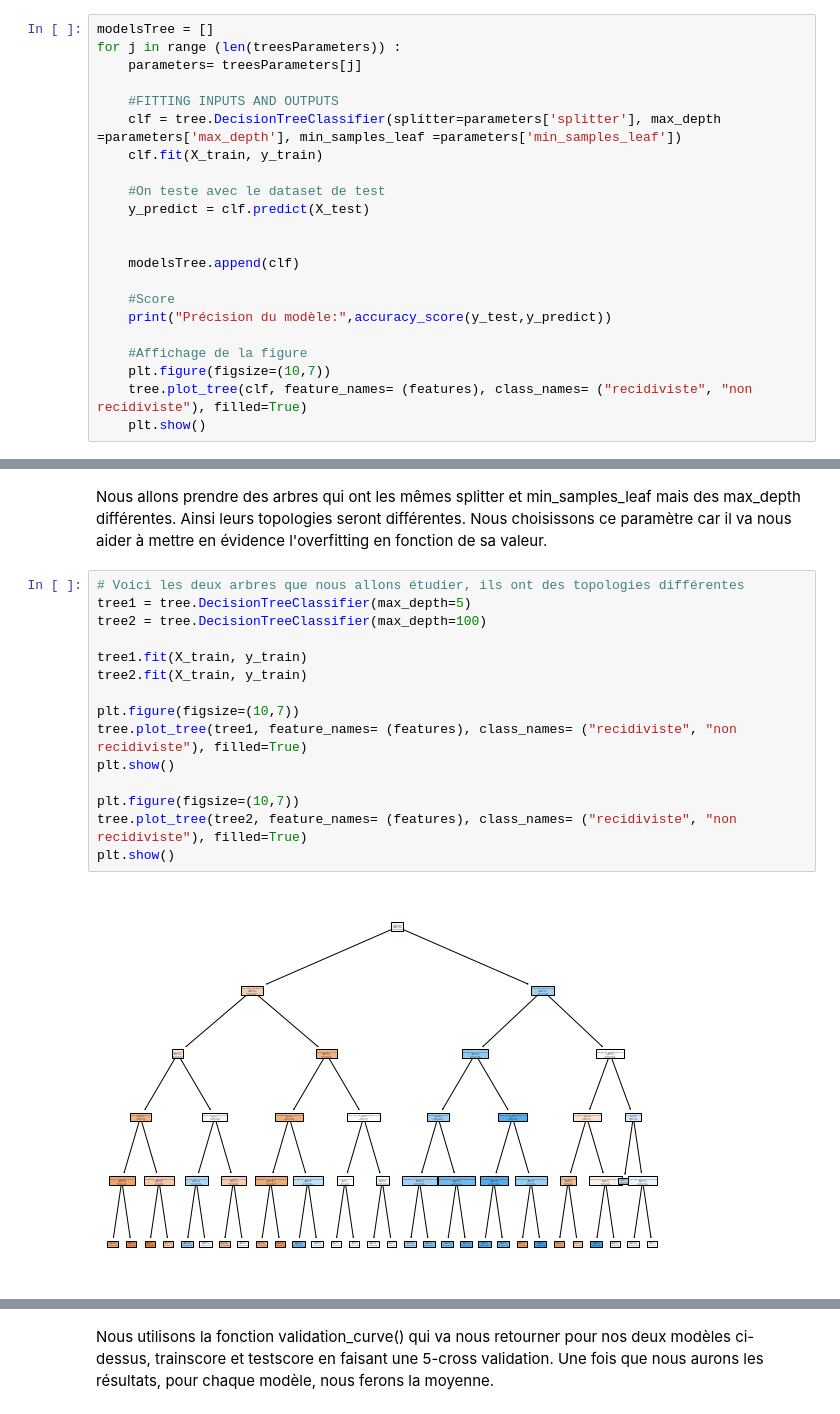
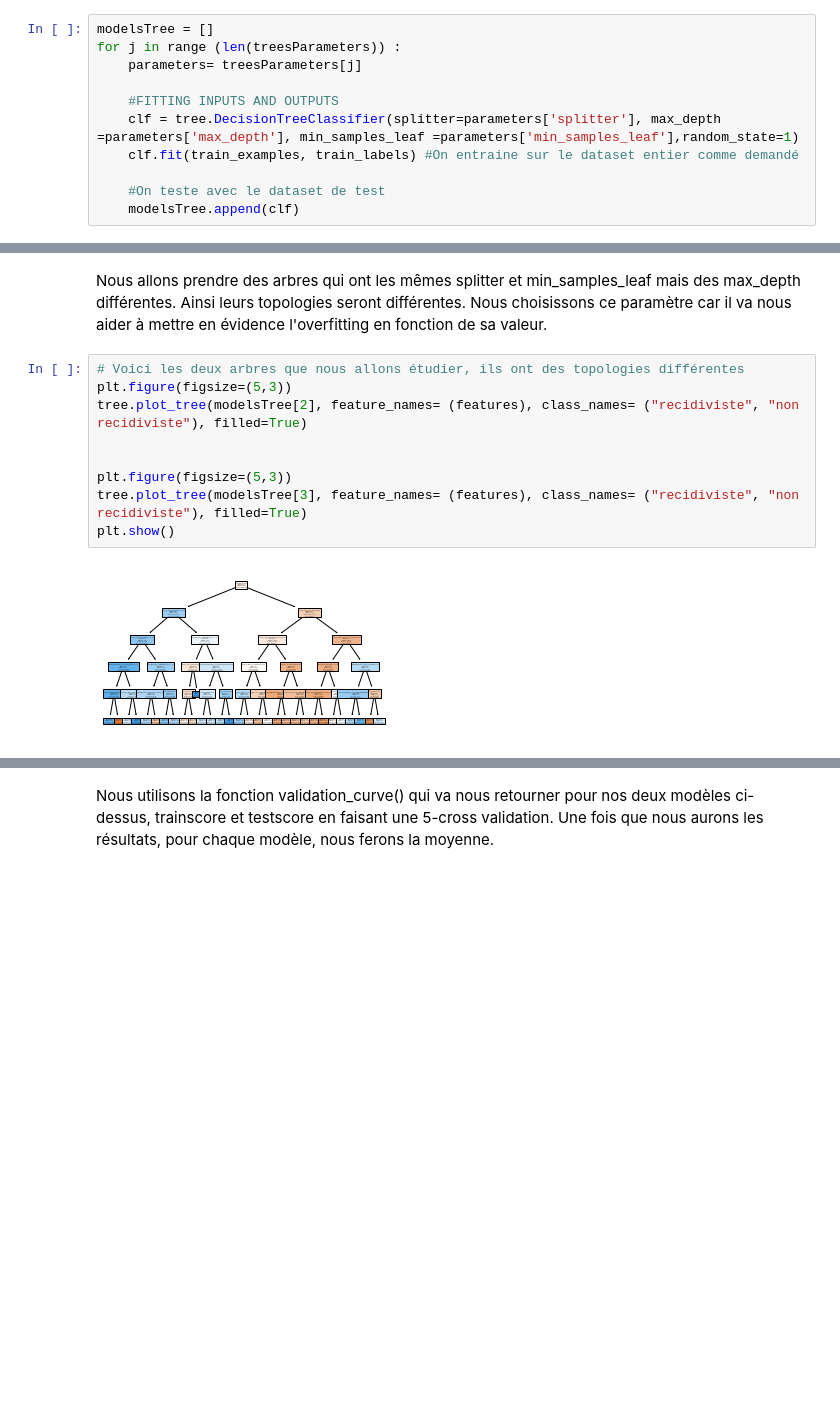
Before and after one commit to Quintus618/Apprentissage-supervis--2022, a Jupyter notebook: Evaluation_Labs_1.ipynb, the cells around one changed output, grey strips where cells are left out. Saved outputs shown, nothing was run; the diff lists cells and outputs as text; blank space fills up the shorter version.

```diff
--- a/Evaluation_Labs_1.ipynb
+++ b/Evaluation_Labs_1.ipynb
@@ -105,19 +56,8 @@ for j in range (len(treesParameters)) :
     parameters= treesParameters[j]
 
     #FITTING INPUTS AND OUTPUTS
-    clf = tree.DecisionTreeClassifier(splitter=parameters['splitter'], max_depth =parameters['max_depth'], min_samples_leaf =parameters['min_samples_leaf'])
-    clf.fit(X_train, y_train)
+    clf = tree.DecisionTreeClassifier(splitter=parameters['splitter'], max_depth =parameters['max_depth'], min_samples_leaf =parameters['min_samples_leaf'],random_state=1)
+    clf.fit(train_examples, train_labels) #On entraine sur le dataset entier comme demandé
 
     #On teste avec le dataset de test
-    y_predict = clf.predict(X_test)
-
-
     modelsTree.append(clf)
-
-    #Score
-    print("Précision du modèle:",accuracy_score(y_test,y_predict))
-
-    #Affichage de la figure
-    plt.figure(figsize=(10,7))
-    tree.plot_tree(clf, feature_names= (features), class_names= ("recidiviste", "non recidiviste"), filled=True)
-    plt.show()
@@ -142,18 +69,12 @@ Propose an evaluation in terms of training and testing accuracies using $5$-cros
 Nous allons prendre des arbres qui ont les mêmes splitter et min_samples_leaf mais des max_depth différentes. Ainsi leurs topologies seront différentes. Nous choisissons ce paramètre car il va nous aider à mettre en évidence l'overfitting en fonction de sa valeur.
 # %%
 # Voici les deux arbres que nous allons étudier, ils ont des topologies différentes
-tree1 = tree.DecisionTreeClassifier(max_depth=5)
-tree2 = tree.DecisionTreeClassifier(max_depth=100)
+plt.figure(figsize=(5,3))
+tree.plot_tree(modelsTree[2], feature_names= (features), class_names= ("recidiviste", "non recidiviste"), filled=True)
 
-tree1.fit(X_train, y_train)
-tree2.fit(X_train, y_train)
 
-plt.figure(figsize=(10,7))
-tree.plot_tree(tree1, feature_names= (features), class_names= ("recidiviste", "non recidiviste"), filled=True)
+plt.figure(figsize=(5,3))
+tree.plot_tree(modelsTree[3], feature_names= (features), class_names= ("recidiviste", "non recidiviste"), filled=True)
 plt.show()
-
-plt.figure(figsize=(10,7))
-tree.plot_tree(tree2, feature_names= (features), class_names= ("recidiviste", "non recidiviste"), filled=True)
-plt.show()
 # %% [output]
-[figure, old version]
+[figure, new version]
```
Also changed, not shown: parts of 12 cells of this notebook, 1 other file.
